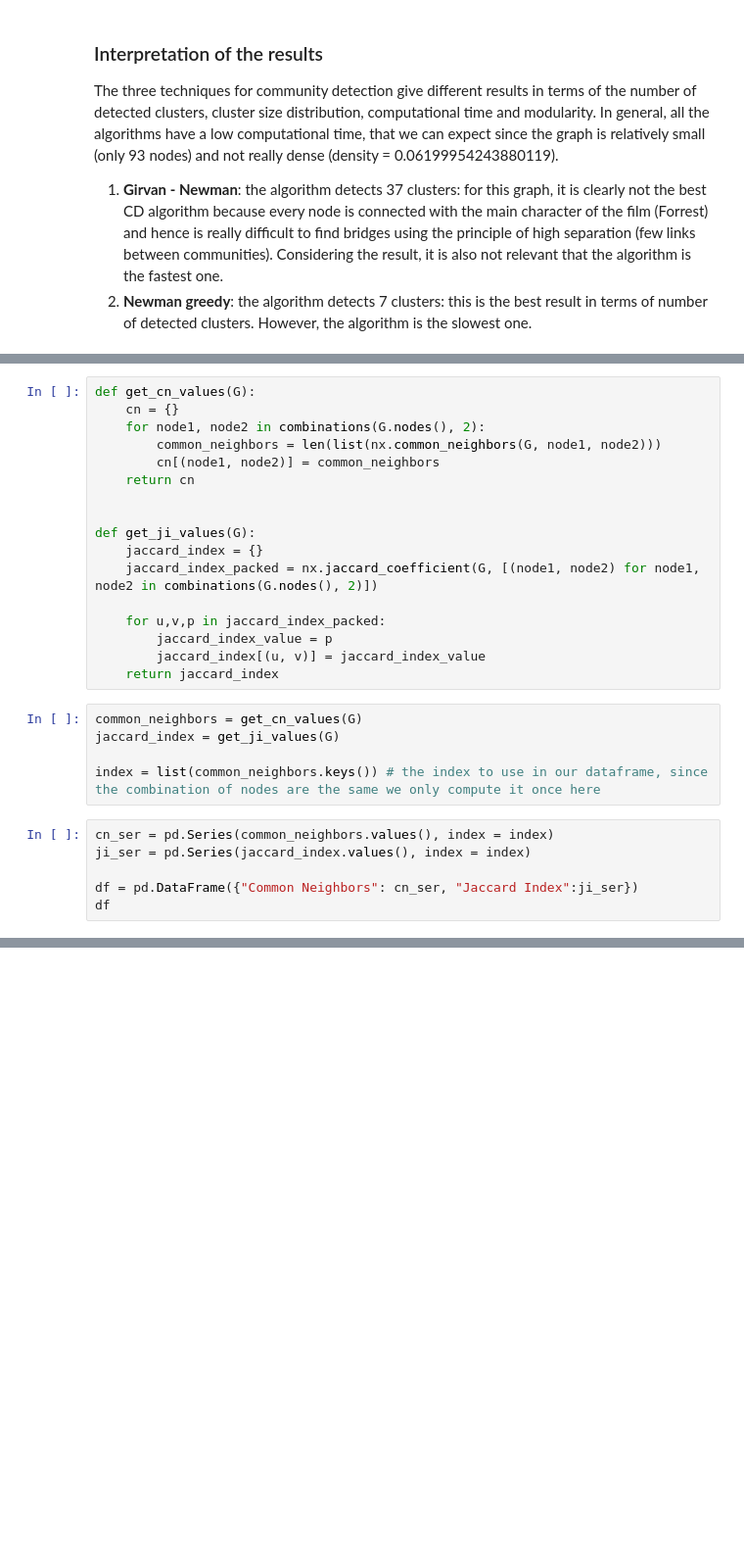
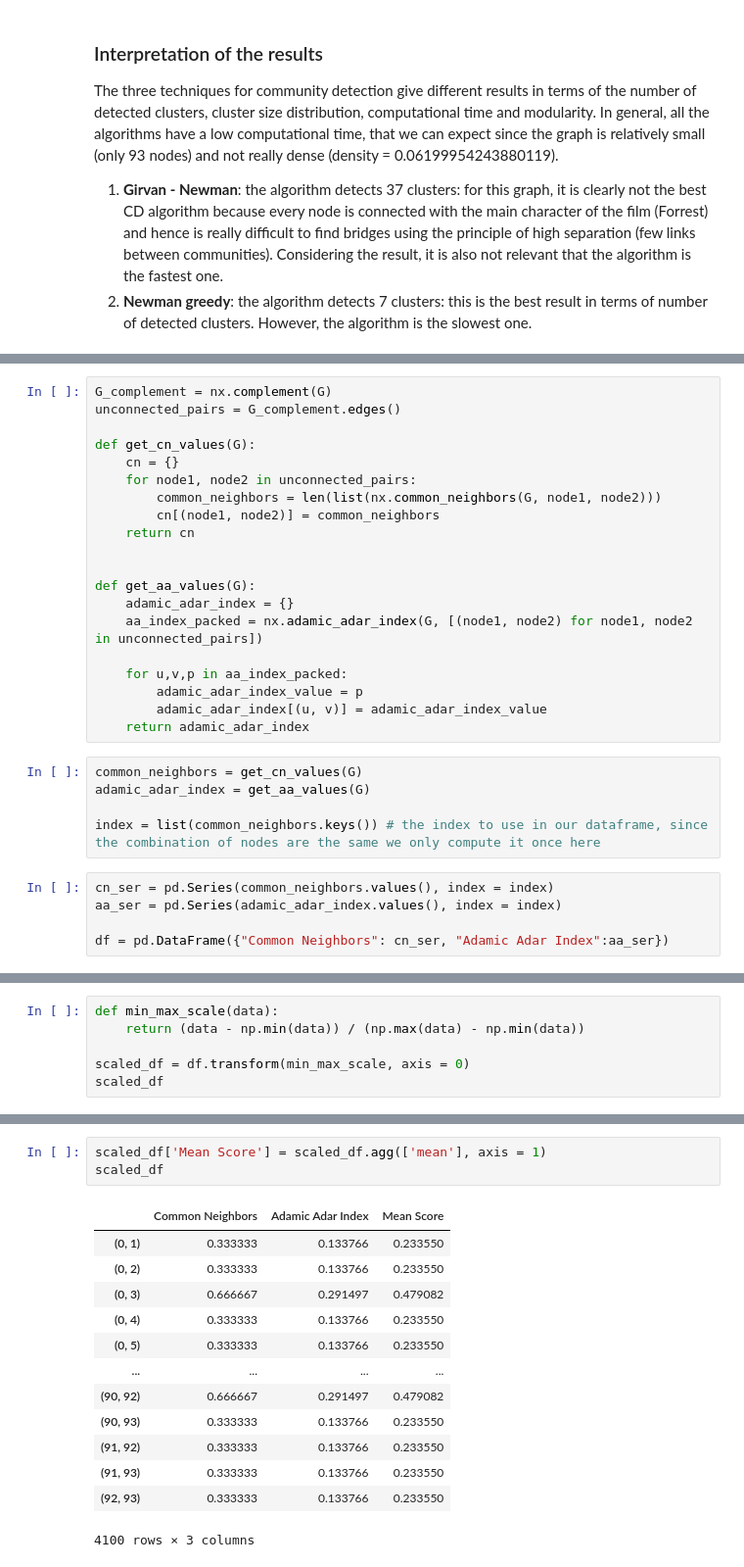
Before and after one commit to Dadd0/social-network-analysis-forrest-gump, a Jupyter notebook: forrest_gump.ipynb, the cells around one changed output, grey strips where cells are left out. Shown at 98% size. Saved outputs shown, nothing was run; the diff lists cells and outputs as text; blank space fills up the shorter version.

Commit message:
Only unconnected nodes are now considered in the calculation of the indices. Added the AA index instead of the JI. Added the prediction of missing links.

```diff
--- a/forrest_gump.ipynb
+++ b/forrest_gump.ipynb
@@ -674,28 +678,30 @@ from itertools import combinations # built-in python library to get more easily
 # %%
+G_complement = nx.complement(G)
+unconnected_pairs = G_complement.edges()
+
 def get_cn_values(G):
     cn = {}
-    for node1, node2 in combinations(G.nodes(), 2):
+    for node1, node2 in unconnected_pairs:
         common_neighbors = len(list(nx.common_neighbors(G, node1, node2)))
         cn[(node1, node2)] = common_neighbors
     return cn
 
 
-def get_ji_values(G):
-    jaccard_index = {}
-    jaccard_index_packed = nx.jaccard_coefficient(G, [(node1, node2) for node1, node2 in combinations(G.nodes(), 2)])
+def get_aa_values(G):
+    adamic_adar_index = {}
+    aa_index_packed = nx.adamic_adar_index(G, [(node1, node2) for node1, node2 in unconnected_pairs])
 
-    for u,v,p in jaccard_index_packed:
-        jaccard_index_value = p
-        jaccard_index[(u, v)] = jaccard_index_value
-    return jaccard_index
+    for u,v,p in aa_index_packed:
+        adamic_adar_index_value = p
+        adamic_adar_index[(u, v)] = adamic_adar_index_value
+    return adamic_adar_index
 # %%
 common_neighbors = get_cn_values(G)
-jaccard_index = get_ji_values(G)
+adamic_adar_index = get_aa_values(G)
 
 index = list(common_neighbors.keys()) # the index to use in our dataframe, since the combination of nodes are the same we only compute it once here
 # %%
 cn_ser = pd.Series(common_neighbors.values(), index = index)
-ji_ser = pd.Series(jaccard_index.values(), index = index)
+aa_ser = pd.Series(adamic_adar_index.values(), index = index)
 
-df = pd.DataFrame({"Common Neighbors": cn_ser, "Jaccard Index":ji_ser})
-df
+df = pd.DataFrame({"Common Neighbors": cn_ser, "Adamic Adar Index":aa_ser})
@@ -715,0 +711,6 @@ df
+# %%
+def min_max_scale(data):
+    return (data - np.min(data)) / (np.max(data) - np.min(data))
+
+scaled_df = df.transform(min_max_scale, axis = 0)
+scaled_df
@@ -715,0 +733,17 @@ df
+# %%
+scaled_df['Mean Score'] = scaled_df.agg(['mean'], axis = 1)
+scaled_df
+# %% [output]
+|  | Common Neighbors | Adamic Adar Index | Mean Score |
+| (0, 1) | 0.333333 | 0.133766 | 0.233550 |
+| (0, 2) | 0.333333 | 0.133766 | 0.233550 |
+| (0, 3) | 0.666667 | 0.291497 | 0.479082 |
+| (0, 4) | 0.333333 | 0.133766 | 0.233550 |
+| (0, 5) | 0.333333 | 0.133766 | 0.233550 |
+| ... | ... | ... | ... |
+| (90, 92) | 0.666667 | 0.291497 | 0.479082 |
+| (90, 93) | 0.333333 | 0.133766 | 0.233550 |
+| (91, 92) | 0.333333 | 0.133766 | 0.233550 |
+| (91, 93) | 0.333333 | 0.133766 | 0.233550 |
+| (92, 93) | 0.333333 | 0.133766 | 0.233550 |
+4100 rows × 3 columns
```
Also changed, not shown: parts of 14 cells of this notebook.
